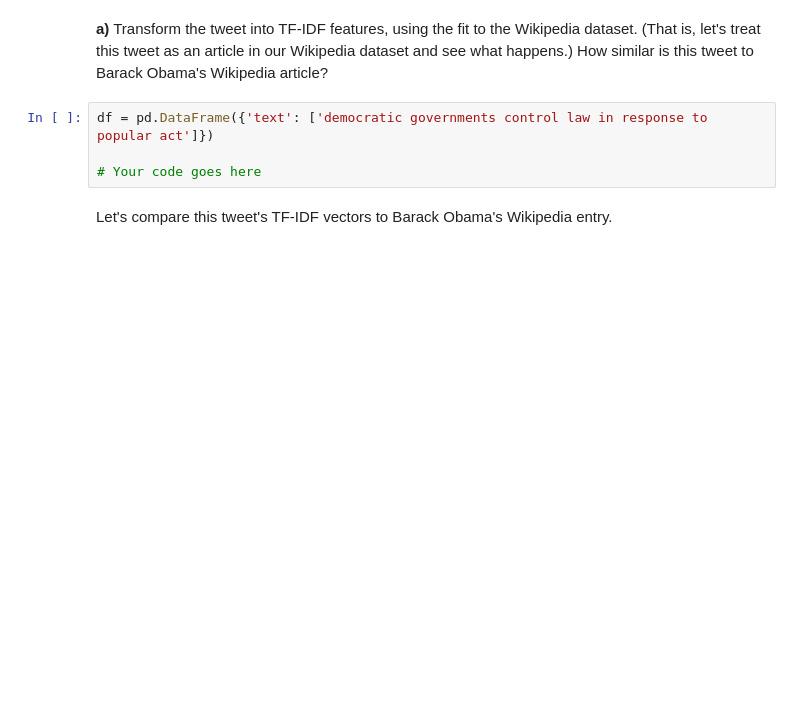
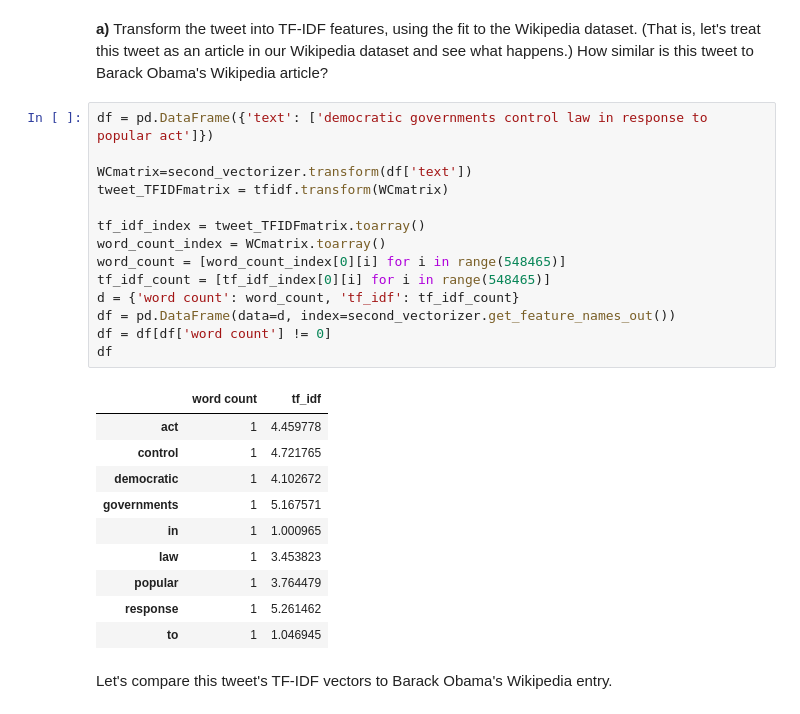
Before and after one commit to mawojcik/introduction_to_data_science, a Jupyter notebook: Lab_5/Assignment_5.ipynb, the cells around one changed output. Drawn from its saved outputs; the diff is of its cells as text; blank space fills up the shorter version.

````diff
--- a/Lab_5/Assignment_5.ipynb
+++ b/Lab_5/Assignment_5.ipynb
@@ -468,10 +510,31 @@ Happily ever after? Not so fast. Cosine distances ignore all document lengths, w
 ```
 # %% [markdown]
 **a)** Transform the tweet into TF-IDF features, using the fit to the Wikipedia dataset. (That is, let's treat this tweet as an article in our Wikipedia dataset and see what happens.) How similar is this tweet to Barack Obama's Wikipedia article?
-# %%
-df = pd.DataFrame({'text': ['democratic governments control law in response to popular act']})
-
-# Your code goes here
+# %%
+df = pd.DataFrame({'text': ['democratic governments control law in response to popular act']})
+
+WCmatrix=second_vectorizer.transform(df['text'])
+tweet_TFIDFmatrix = tfidf.transform(WCmatrix)
+
+tf_idf_index = tweet_TFIDFmatrix.toarray()
+word_count_index = WCmatrix.toarray()
+word_count = [word_count_index[0][i] for i in range(548465)]
+tf_idf_count = [tf_idf_index[0][i] for i in range(548465)]
+d = {'word count': word_count, 'tf_idf': tf_idf_count}
+df = pd.DataFrame(data=d, index=second_vectorizer.get_feature_names_out())
+df = df[df['word count'] != 0]
+df
+# %% [output]
+|  | word count | tf_idf |
+| act | 1 | 4.459778 |
+| control | 1 | 4.721765 |
+| democratic | 1 | 4.102672 |
+| governments | 1 | 5.167571 |
+| in | 1 | 1.000965 |
+| law | 1 | 3.453823 |
+| popular | 1 | 3.764479 |
+| response | 1 | 5.261462 |
+| to | 1 | 1.046945 |
 # %% [markdown]
 Let's compare this tweet's TF-IDF vectors  to Barack Obama's Wikipedia entry.
 # %%
````
Also changed, not shown: parts of 10 cells of this notebook.
